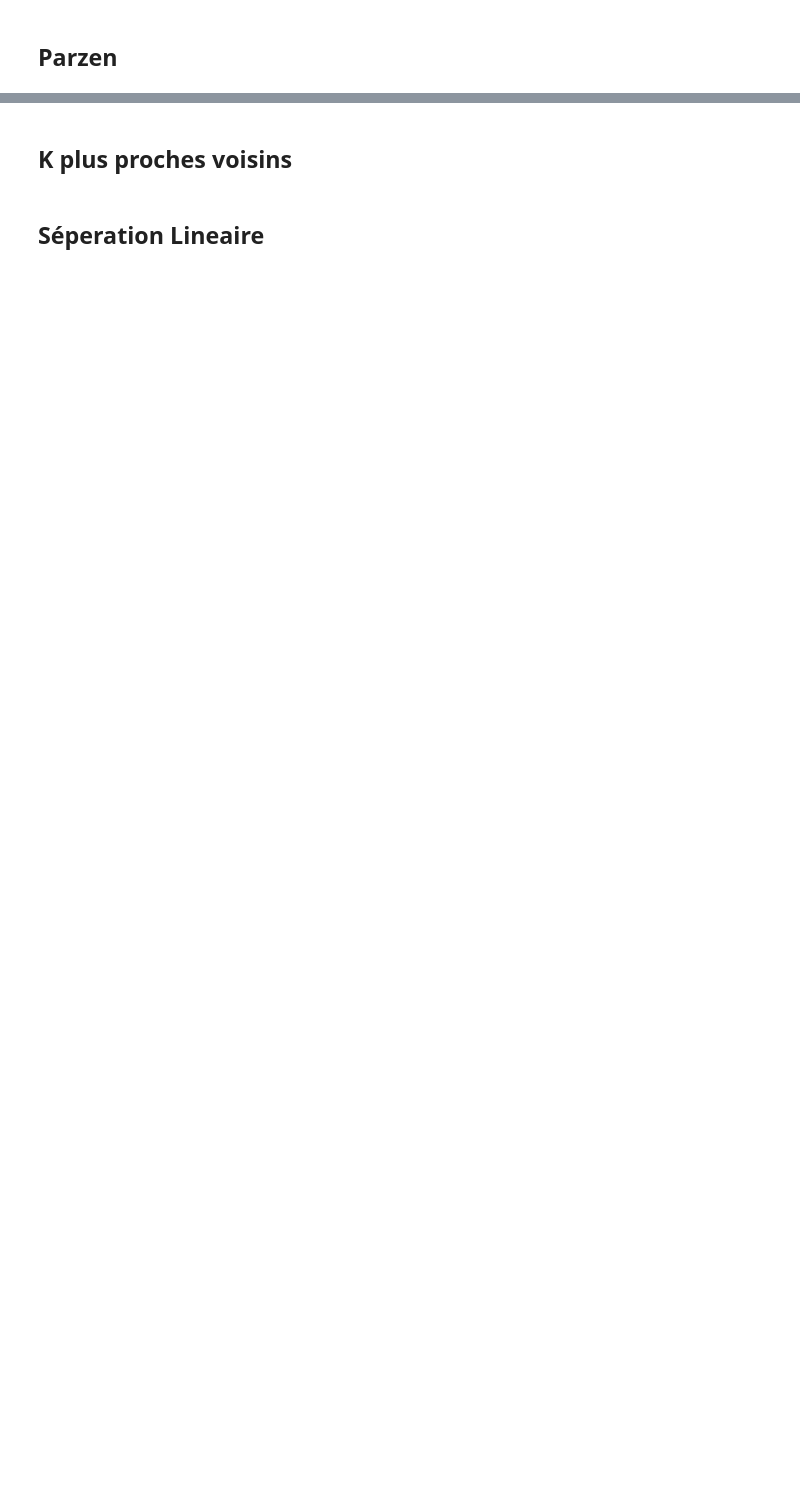
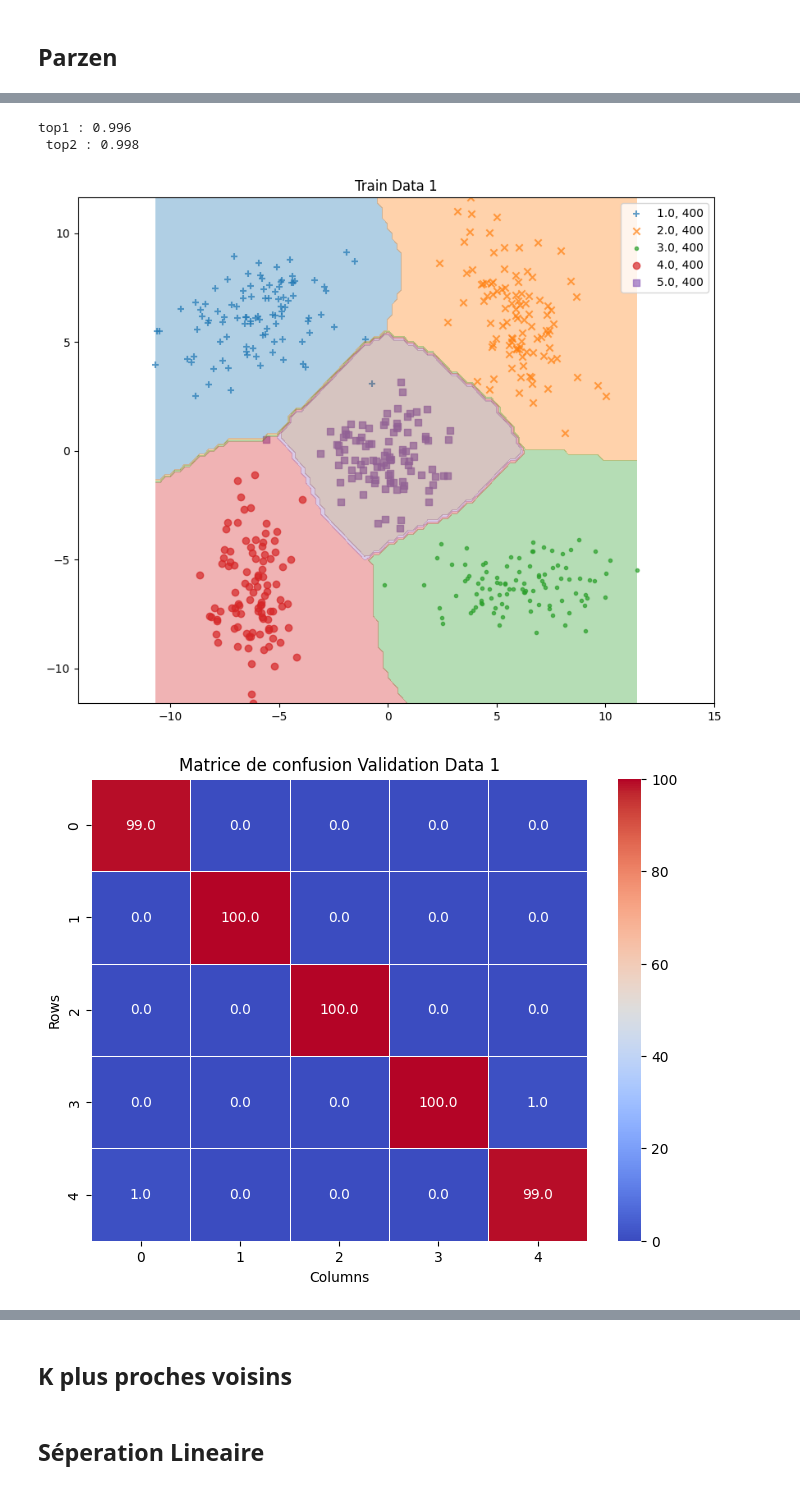
Before and after one commit to ba-talibe/TP_TH_Bayiesienne_Decision, a Jupyter notebook: M1_SD/Apprentissage Automatique.ipynb, the cells around one changed output, grey strips where cells are left out. Drawn from its saved outputs; the diff is of its cells as text; code cells hidden in the pictures; blank space fills up the shorter version.

Commit message:
finished to implement parzen

```diff
--- a/M1_SD/Apprentissage Automatique.ipynb
+++ b/M1_SD/Apprentissage Automatique.ipynb
@@ -411,0 +402,8 @@ KeyboardInterrupt:
+# %%
+parzen = Parzen(kernel=uniform_kernel)
+execute_modele(parzen, sample=100)
+# %% [output]
+top1 : 0.996
+ top2 : 0.998
+[figure, added]
+[figure, added]
```
Also changed, not shown: parts of 6 cells of this notebook.
